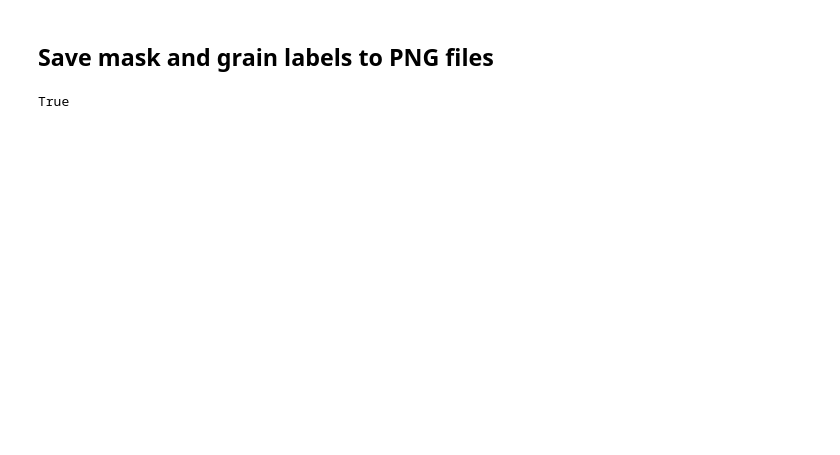
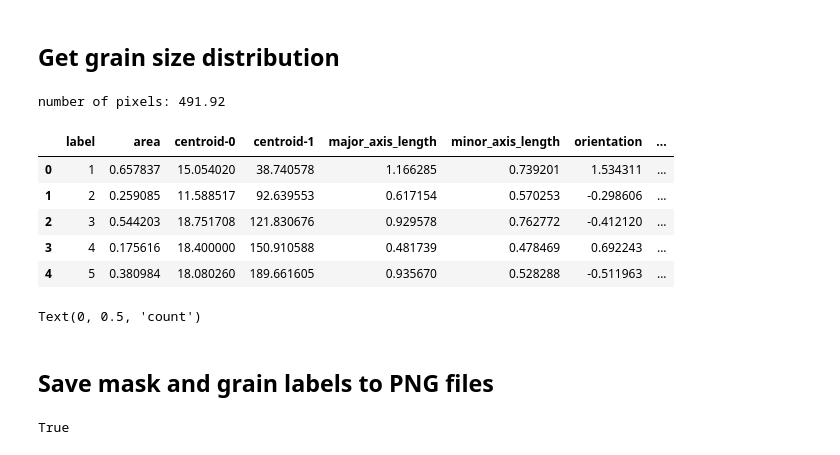
Before and after one commit to zsylvester/segmenteverygrain, a Jupyter notebook: segmenteverygrain/Segment_every_grain.ipynb, the cells around one changed output. Saved outputs shown, nothing was run; the diff lists cells and outputs as text; code cells hidden in the pictures; blank space fills up the shorter version.

Commit message:
add grain size distribution example to notebook; and a bunch of fixes and tweaks

```diff
--- a/segmenteverygrain/Segment_every_grain.ipynb
+++ b/segmenteverygrain/Segment_every_grain.ipynb
@@ -65,0 +66,3 @@ fig.canvas.mpl_disconnect(cid2)
+# %%
+reload(seg)
+all_grains, labels, mask_all, fig, ax = seg.get_grains_from_patches(ax, big_im)
@@ -74,7 +84,41 @@ After you are done with the deletion / addition of grain masks, run this cell to
 # %%
-all_grains, labels, mask_all = seg.get_grains_from_patches(ax, big_im)
+all_grains, labels, mask_all, fig, ax = seg.get_grains_from_patches(ax, big_im)
-# %% [markdown]
-## Save mask and grain labels to PNG files
+# %% [markdown]
+## Get grain size distribution
+# %%
+cid5 = fig.canvas.mpl_connect('button_press_event', lambda event: seg.click_for_scale(event, ax))
+# %% [output]
+number of pixels: 491.92
+# %%
+n_of_units = 10 # centimeters in this case
+units_per_pixel = n_of_units/dist
+# %%
+props = regionprops_table(labels.astype('int'), intensity_image = big_im, properties =\
+        ('label', 'area', 'centroid', 'major_axis_length', 'minor_axis_length',
+         'orientation', 'perimeter', 'max_intensity', 'mean_intensity', 'min_intensity'))
+grain_data = pd.DataFrame(props)
+grain_data['major_axis_length'] = grain_data['major_axis_length'].values*units_per_pixel
+grain_data['minor_axis_length'] = grain_data['minor_axis_length'].values*units_per_pixel
+grain_data['perimeter'] = grain_data['perimeter'].values*units_per_pixel
+grain_data['area'] = grain_data['area'].values*units_per_pixel**2
+# %%
+grain_data.head()
+# %% [output]
+|  | label | area | centroid-0 | centroid-1 | major_axis_length | minor_axis_length | orientation | ... |
+| 0 | 1 | 0.657837 | 15.054020 | 38.740578 | 1.166285 | 0.739201 | 1.534311 | ... |
+| 1 | 2 | 0.259085 | 11.588517 | 92.639553 | 0.617154 | 0.570253 | -0.298606 | ... |
+| 2 | 3 | 0.544203 | 18.751708 | 121.830676 | 0.929578 | 0.762772 | -0.412120 | ... |
+| 3 | 4 | 0.175616 | 18.400000 | 150.910588 | 0.481739 | 0.478469 | 0.692243 | ... |
+| 4 | 5 | 0.380984 | 18.080260 | 189.661605 | 0.935670 | 0.528288 | -0.511963 | ... |
+# %%
+plt.figure()
+plt.hist(grain_data['major_axis_length'], 25)
+plt.xlabel('major axis length (cm)')
+plt.ylabel('count');
+# %% [output]
+Text(0, 0.5, 'count')
+# %% [markdown]
+## Save mask and grain labels to PNG files
 # %%
 dirname = '/Users/zoltan/Dropbox/Segmentation/images/'
 # write grayscale mask to PNG file
```
Also changed, not shown: parts of 18 cells of this notebook, 10 other files.
